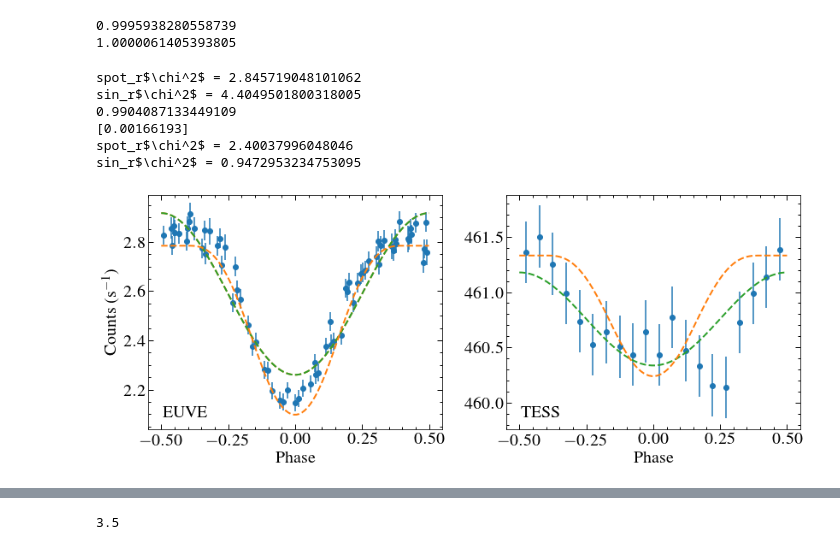
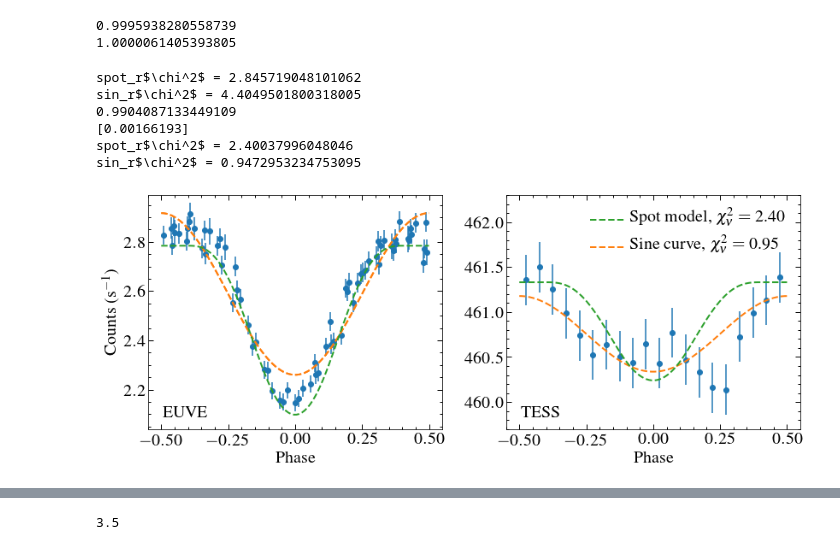
Before and after one commit to davidjwilson/GD394-Tess, a Jupyter notebook: spot_model.ipynb, the cells around one changed output, grey strips where cells are left out. Cells and saved outputs as stored; diff of their text form; code cells hidden in the pictures.

```diff
--- a/spot_model.ipynb
+++ b/spot_model.ipynb
@@ -308,7 +309,7 @@ plt.errorbar(efold.time, efold.flux, yerr=efold.flux_err, marker='o', ls='none')
 emod = spot_model(gamma=dgamma, U=2.784, kw = 0, beta=dbeta, fixed=dict(gamma=True, U=True, beta=True, i=True, lam=True))
 
 #plt.plot(phase-0.5, mod, c='C1', lw=2, zorder=10, ls='--')
-plt.plot(timefit, emod(timefit), c='C1', lw=2, zorder=10, ls='--')
+plt.plot(timefit, emod(timefit), c='C2', lw=2, zorder=10, ls='--')
 plt.xlabel('Phase')
 plt.ylabel('Counts (s$^{-1}$)')
 plt.annotate('EUVE', (0.05,0.05), xycoords='axes fraction' )
@@ -323,7 +324,7 @@ esin_fit = fit(esin_init, efold.time, efold.flux, weights = 1/efold.flux_err)
 esin_fit_e = np.sqrt(np.diag(fit.fit_info['param_cov']))
 plt.plot(timefit, esin_fit(timefit), ls='--', lw=2, zorder=9)
 #print(esin_fit)
-plt.plot(timefit, esin_fit(timefit), ls='--', lw=2, zorder=9)
+plt.plot(timefit, esin_fit(timefit), ls='--', lw=2, zorder=9, c='C1')
 
 sin_chi  = calc_reduced_chi_square(esin_fit(efold.time), efold.time , efold.flux, efold.flux_err, len(efold.time), 1)
 print(r'sin_r$\chi^2$ = {}'.format(sin_chi))
@@ -339,39 +340,41 @@ print(m2.kw.value)
 print(fit_e2)
 
 
 spot_chi  = calc_reduced_chi_square(m2(lcfold.time), lcfold.time , lcfold.flux, lcfold.flux_err, len(lcfold.time), 1)
 print('spot_r$\chi^2$ = {}'.format(spot_chi))
 
 plt.errorbar(lcfold.time, lcfold.flux, yerr=lcfold.flux_err, marker='o', ls='none')
 
 #plt.plot(timefit, m(timefit))
-plt.plot(timefit, m2(timefit), ls='--', lw=2, zorder=10)
+plt.plot(timefit, m2(timefit), ls='--', lw=2, zorder=10, label = r'Spot model, $\chi^{{2}}_{{\nu}}=${0:10.2f}'.format(spot_chi), c='C2')
 
 fold_mod =  models.Sine1D(amplitude=10, frequency=1, phase = 0.25, fixed={'frequency':True, 'phase':True}) + models.Const1D(450)
 fold_fit = fit(fold_mod, lcfold.time, lcfold.flux, weights = 1/lcfold.flux_err)
 fold_fit_e = np.sqrt(np.diag(fit.fit_info['param_cov']))
-plt.plot(timefit, fold_fit(timefit), ls='--', lw=2, zorder=9)
+sin_chi  = calc_reduced_chi_square(fold_fit(lcfold.time), lcfold.time , lcfold.flux, lcfold.flux_err, len(lcfold.time), 1)
+plt.plot(timefit, fold_fit(timefit), ls='--', lw=2, zorder=9, label = r'Sine curve, $\chi^{{2}}_{{\nu}}=${0:10.2f}'.format(sin_chi), c='C1')
 #print(fold_fit)
-sin_chi  = calc_reduced_chi_square(fold_fit(lcfold.time), lcfold.time , lcfold.flux, lcfold.flux_err, len(lcfold.time), 1)
+
 print(r'sin_r$\chi^2$ = {}'.format(sin_chi))
 
-
+plt.legend()
+plt.ylim(459.7, 462.3)
 plt.xlabel('Phase')
 #plt.ylabel('Normalised Flux (\%)')
 plt.annotate('TESS', (0.05,0.05), xycoords='axes fraction' )
 
 plt.tight_layout()
 #plt.show()
 #plt.scatter(lcfold.time, lcfold.flux/m(lcfold.flux))
-#plt.savefig('plots/euve_v_tess_mod.pdf', dpi=150)
+plt.savefig('plots/euve_v_tess_mod_sin.pdf', dpi=150)
 # %% [output]
 spot_r$\chi^2$ = 2.845719048101062
 sin_r$\chi^2$ = 4.4049501800318005
 0.9904087133449109
 [0.00166193]
 spot_r$\chi^2$ = 2.40037996048046
 sin_r$\chi^2$ = 0.9472953234753095
-[figure, old version]
+[figure, new version]
 # %%
 #print(chisquare(efold.flux, interpolate.interp1d(phase-0.5,mod)(efold.time)))
 #chi_square = np.sum(((efold.flux-interpolate.interp1d(phase-0.5,mod)(efold.time))/efold.flux_err)**2)/(len(efold.time)-2)
```
Also changed, not shown: parts of 7 cells of this notebook, 2 other files.
